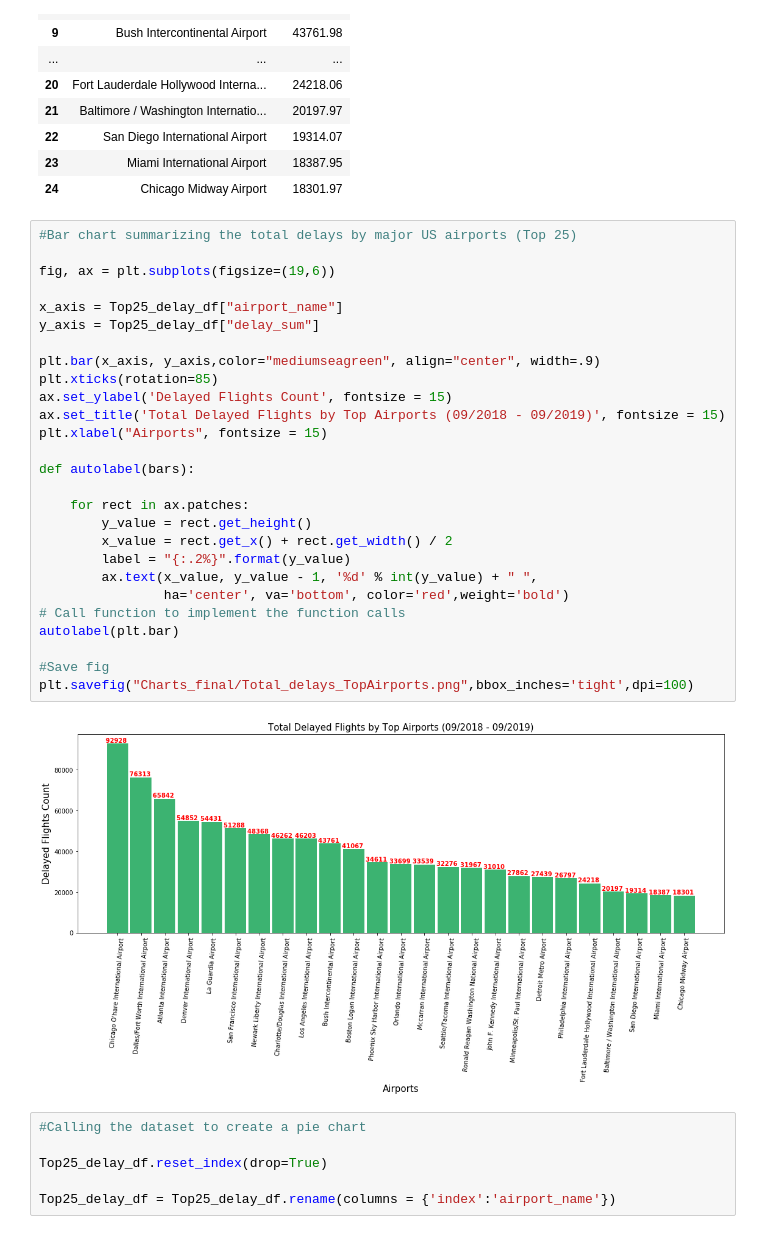
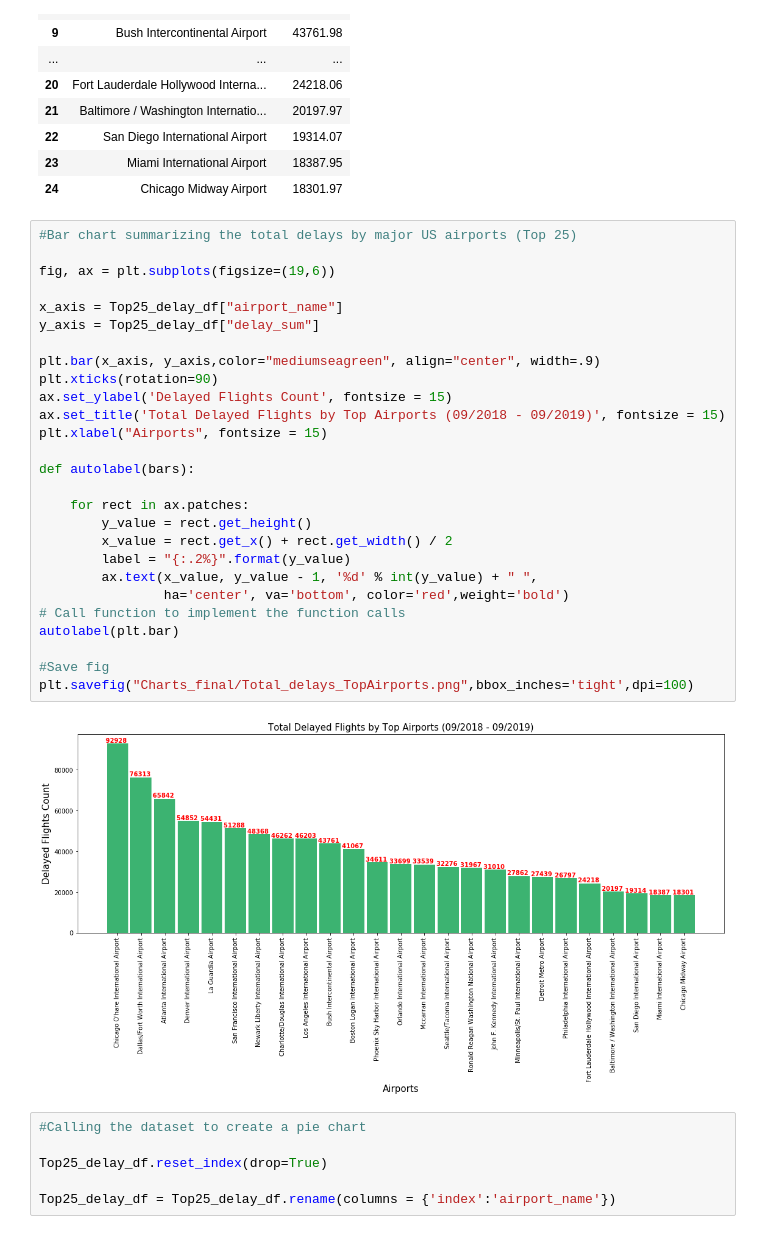
Before and after one commit to bishdj22/Project-1-FlightAnalysis, a Jupyter notebook: Project1_FlightDataAnalysis_Final.ipynb, the cells around one changed output. Drawn from its saved outputs; the diff is of its cells as text.

```diff
--- a/Project1_FlightDataAnalysis_Final.ipynb
+++ b/Project1_FlightDataAnalysis_Final.ipynb
@@ -349,32 +360,32 @@ Top25_delay_df.reset_index(drop=True)
 # %%
 #Bar chart summarizing the total delays by major US airports (Top 25)
 
 fig, ax = plt.subplots(figsize=(19,6))
 
 x_axis = Top25_delay_df["airport_name"]
 y_axis = Top25_delay_df["delay_sum"]
 
 plt.bar(x_axis, y_axis,color="mediumseagreen", align="center", width=.9)
-plt.xticks(rotation=85)
+plt.xticks(rotation=90)
 ax.set_ylabel('Delayed Flights Count', fontsize = 15)
 ax.set_title('Total Delayed Flights by Top Airports (09/2018 - 09/2019)', fontsize = 15)
 plt.xlabel("Airports", fontsize = 15)
 
 def autolabel(bars):
 
     for rect in ax.patches:
         y_value = rect.get_height()
         x_value = rect.get_x() + rect.get_width() / 2
         label = "{:.2%}".format(y_value)
         ax.text(x_value, y_value - 1, '%d' % int(y_value) + " ",
                 ha='center', va='bottom', color='red',weight='bold')
 # Call function to implement the function calls
 autolabel(plt.bar)
 
 #Save fig
 plt.savefig("Charts_final/Total_delays_TopAirports.png",bbox_inches='tight',dpi=100)
 # %% [output]
-[figure, old version]
+[figure, new version]
 # %%
 #Calling the dataset to create a pie chart
 
```
Also changed, not shown: parts of 3 cells of this notebook, 5 other files.
